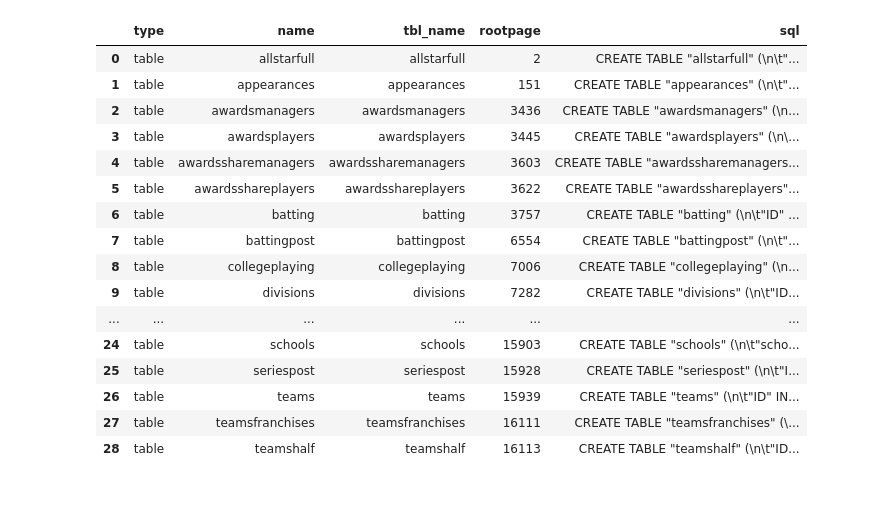
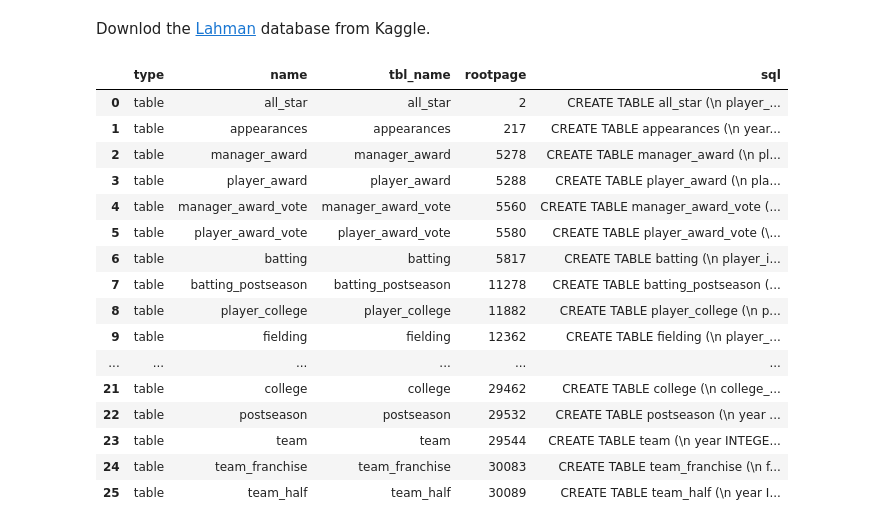
Before and after one commit to AbeHandler/everything, a Jupyter notebook: teaching/3401fall2020/week5/Module-4.2-Relational_data_applications.ipynb, the cells around one changed output. Drawn from its saved outputs; the diff is of its cells as text; code cells hidden in the pictures; blank space fills up the shorter version.

```diff
--- a/teaching/3401fall2020/week5/Module-4.2-Relational_data_applications.ipynb
+++ b/teaching/3401fall2020/week5/Module-4.2-Relational_data_applications.ipynb
@@ -73,27 +16,34 @@ complete_gamelog_df.to_sql(name='Gamelogs',con=conn,if_exists='replace',index=Fa
+# %% [markdown]
+Downlod the [Lahman](https://www.kaggle.com/datasets?fileType=sqlite&sizeEnd=50%2CMB) database from Kaggle.
+# %%
+# here is how you connect to the Lahman database and describe its tables
+
+import sqlite3
+
+con = sqlite3.connect("lahmansbaseballdb.sqlite")
+
+# get the db name
+db_name = pd.read_sql("PRAGMA database_list;", con)["name"][0]
 # %%
-
-import sqlite3
-
-con = sqlite3.connect("lahmansbaseballdb.sqlite")
-
-lahmans = pd.read_sql("SELECT * FROM main.sqlite_master WHERE type='table';", con=con)
+# the name of main table in your database might be different
+lahmans = pd.read_sql("SELECT * FROM {}.sqlite_master WHERE type='table';".format(db_name), con=con)
 
 lahmans
 # %% [output]
 |  | type | name | tbl_name | rootpage | sql |
-| 0 | table | allstarfull | allstarfull | 2 | CREATE TABLE "allstarfull" (\n\t"... |
-| 1 | table | appearances | appearances | 151 | CREATE TABLE "appearances" (\n\t"... |
-| 2 | table | awardsmanagers | awardsmanagers | 3436 | CREATE TABLE "awardsmanagers" (\n... |
-| 3 | table | awardsplayers | awardsplayers | 3445 | CREATE TABLE "awardsplayers" (\n\... |
-| 4 | table | awardssharemanagers | awardssharemanagers | 3603 | CREATE TABLE "awardssharemanagers... |
-| 5 | table | awardsshareplayers | awardsshareplayers | 3622 | CREATE TABLE "awardsshareplayers"... |
-| 6 | table | batting | batting | 3757 | CREATE TABLE "batting" (\n\t"ID" ... |
-| 7 | table | battingpost | battingpost | 6554 | CREATE TABLE "battingpost" (\n\t"... |
-| 8 | table | collegeplaying | collegeplaying | 7006 | CREATE TABLE "collegeplaying" (\n... |
-| 9 | table | divisions | divisions | 7282 | CREATE TABLE "divisions" (\n\t"ID... |
+| 0 | table | all_star | all_star | 2 | CREATE TABLE all_star (\n player_... |
+| 1 | table | appearances | appearances | 217 | CREATE TABLE appearances (\n year... |
+| 2 | table | manager_award | manager_award | 5278 | CREATE TABLE manager_award (\n pl... |
+| 3 | table | player_award | player_award | 5288 | CREATE TABLE player_award (\n pla... |
+| 4 | table | manager_award_vote | manager_award_vote | 5560 | CREATE TABLE manager_award_vote (... |
+| 5 | table | player_award_vote | player_award_vote | 5580 | CREATE TABLE player_award_vote (\... |
+| 6 | table | batting | batting | 5817 | CREATE TABLE batting (\n player_i... |
+| 7 | table | batting_postseason | batting_postseason | 11278 | CREATE TABLE batting_postseason (... |
+| 8 | table | player_college | player_college | 11882 | CREATE TABLE player_college (\n p... |
+| 9 | table | fielding | fielding | 12362 | CREATE TABLE fielding (\n player_... |
 | ... | ... | ... | ... | ... | ... |
-| 24 | table | schools | schools | 15903 | CREATE TABLE "schools" (\n\t"scho... |
-| 25 | table | seriespost | seriespost | 15928 | CREATE TABLE "seriespost" (\n\t"I... |
-| 26 | table | teams | teams | 15939 | CREATE TABLE "teams" (\n\t"ID" IN... |
-| 27 | table | teamsfranchises | teamsfranchises | 16111 | CREATE TABLE "teamsfranchises" (\... |
-| 28 | table | teamshalf | teamshalf | 16113 | CREATE TABLE "teamshalf" (\n\t"ID... |
+| 21 | table | college | college | 29462 | CREATE TABLE college (\n college_... |
+| 22 | table | postseason | postseason | 29532 | CREATE TABLE postseason (\n year ... |
+| 23 | table | team | team | 29544 | CREATE TABLE team (\n year INTEGE... |
+| 24 | table | team_franchise | team_franchise | 30083 | CREATE TABLE team_franchise (\n f... |
+| 25 | table | team_half | team_half | 30089 | CREATE TABLE team_half (\n year I... |
```
Also changed, not shown: parts of 36 cells of this notebook.
